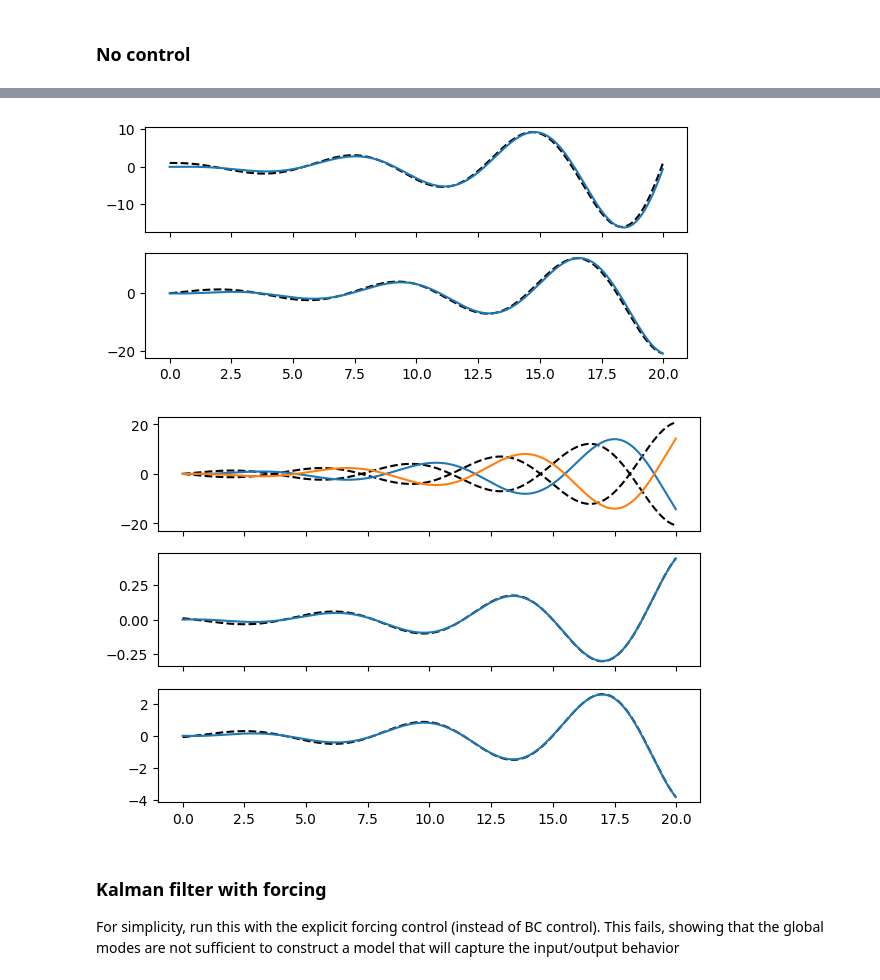
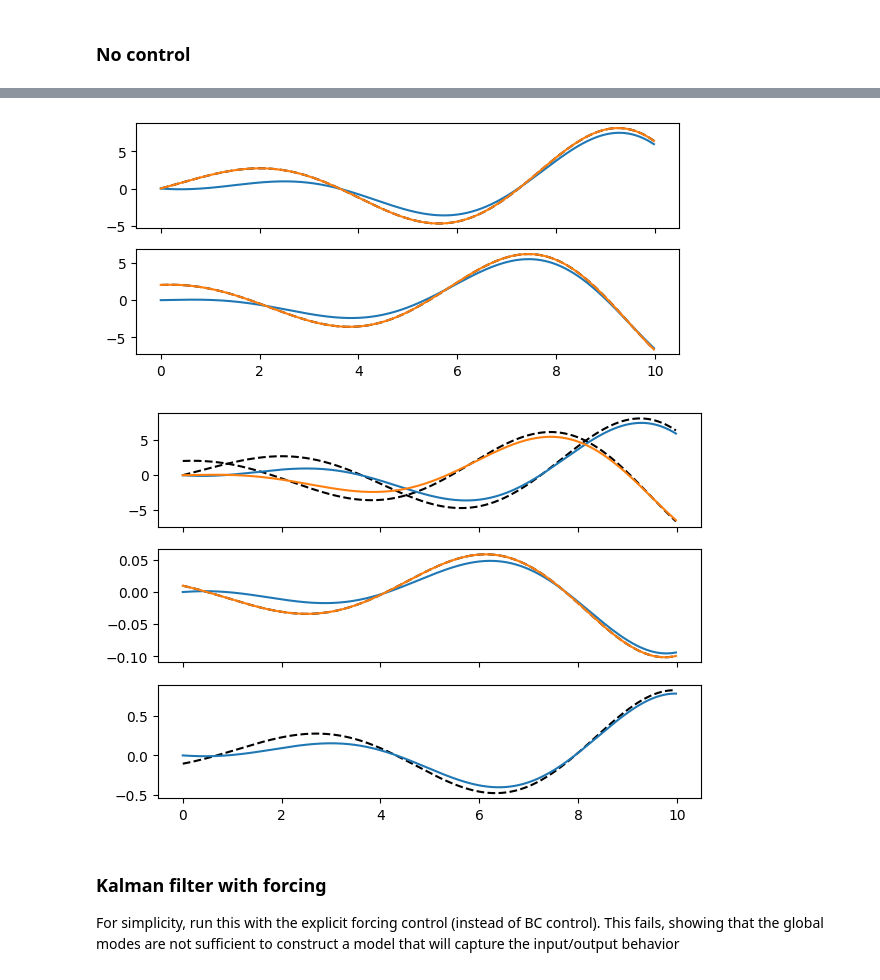
Before and after one commit to dynamicslab/hydrogym, a Jupyter notebook: examples/cylinder/model_reduction/global_proj.ipynb, the cells around one changed output, grey strips where cells are left out. Saved outputs shown, nothing was run; the diff lists cells and outputs as text; code cells hidden in the pictures.

Commit message:
Real KF working, now LQR broken

```diff
--- a/examples/cylinder/model_reduction/global_proj.ipynb
+++ b/examples/cylinder/model_reduction/global_proj.ipynb
@@ -556,7 +630,7 @@ plt.show()
 # T @ (W^T @ qC) and subtract it from the full flow field projection at each step
 
 zC = np.array([flow.inner_product(qC, W[j]) for j in range(r)])
-xC = np.real(T @ zC)
+xC = -np.real(T_inv @ zC)
 
 # Second-order BDF time-stepping
 lin_flow = flow.linearize(qB)
@@ -591,11 +665,12 @@ for i in range(n_steps):
     # LQR control
     if i > 0:
         # Project the flow field onto the reduced basis
-        z = np.array([flow.inner_product(flow.q, W[j]) for j in range(r)])
+        # z = np.array([flow.inner_product(flow.q, W[j]) for j in range(r)])
+        z = np.array([flow.inner_product(W[j], flow.q) for j in range(r)])
 
         # Transform to the real-valued reduced state space and offset by
         # the BC value to shift to the corresponding homogeneous solution
-        x[i] = np.real(T @ z)
+        x[i] = np.real(T_inv @ z)
 
         # LQR control
         if complex_rom:
@@ -738,7 +852,7 @@ J = lin_flow.J
 q0 = fd.project(ufl.real(V[0]), fn_space)
 q0.assign(q0 / flow.inner_product(q0, q0))
 
-tf = 20
+tf = 10.0
 dt = 0.01
 
 solver = LinearBDFSolver(fn_space, J, order=2, dt=dt, bcs=bcs, q0=q0, constant_jacobian=True)
@@ -749,11 +863,13 @@ CD_nat = np.zeros(n_steps)
 
 m = 1
 
-x = np.zeros((n_steps, r), dtype=A_hat.dtype)  # Reduced state
+x = np.zeros((n_steps, r), dtype=complex)  # Reduced state
 z = np.zeros((n_steps, r), dtype=A_hat.dtype)  # Kalman filter estimate
 y = np.zeros((n_steps, p))  # Measurement
 y_hat = np.zeros((n_steps, p))  # Kalman filter output
 u = np.zeros((n_steps, m))  # Control signal
+
+y_proj = np.zeros((n_steps, p))  # Projected measurement
 
 flow.q.assign(solver.q)
 for i in range(n_steps):
@@ -763,16 +879,22 @@ for i in range(n_steps):
     CL_nat[i], CD_nat[i] = CL, CD
 
     # Project the flow field onto the reduced basis
+    # Note that this will be complex
     x[i] = np.array([flow.inner_product(flow.q, W[j]) for j in range(r)])
+    # x[i] = np.array([flow.inner_product(W[j], flow.q) for j in range(r)])
+
+    if not complex_rom:
+        x[i] = (T_inv @ x[i])
 
     # Update the Kalman filter estimate
     y[i] = CL
+    y_proj[i] = C_hat @ x[i]
     if i > 0:
         y_hat[i] = np.real(C_kf @ z[i-1])
         z[i] = A_kf @ z[i-1] + L @ (y[i] - y_hat[i])
 
     if i % 1 == 0:
         print(f"t={i*dt:.2f}, CL={CL_nat[i]:.4f}, CD={CD_nat[i]:.4f}")
-        print(f"   u={u[i]}, y={y[i]}, y_hat={y_hat[i]}")
+        print(f"   u={u[i]}, y={y[i]}, y_hat={y_hat[i]}, y_proj={y_proj[i]}")
 # %% [output]
 t=0.00, CL=0.0098, CD=-0.0000
@@ -795,27 +908,46 @@ t=19.98, CL=0.4459, CD=-0.0000
+# %%
+x_rom = np.zeros_like(x)
+x_rom[0] = x[0]
+
+for i in range(1, n_steps):
+    x_rom[i] = A_kf @ x_rom[i-1]
 # %%
 t = np.arange(n_steps) * dt
 fig, ax = plt.subplots(2, 1, figsize=(7, 3), sharex=True)
-z_plt = z * np.exp(1j * 5*np.pi/4)  # Phase shifted from true state
-ax[0].plot(t, np.real(x[:, 0]), 'k--')
-ax[0].plot(t, np.real(z_plt[:, 0]))
-ax[1].plot(t, np.imag(x[:, 0]), 'k--')
-ax[1].plot(t, np.imag(z_plt[:, 0]))
+if complex_rom:
+    z_plt = z * np.exp(1j * 5*np.pi/4)  # Phase shifted from true state
+    ax[0].plot(t, np.real(x[:, 0]), 'k--')
+    ax[0].plot(t, np.real(z_plt[:, 0]))
+    ax[1].plot(t, np.imag(x[:, 0]), 'k--')
+    ax[1].plot(t, np.imag(z_plt[:, 0]))
+else:
+    ax[0].plot(t, x[:, 0], 'k--')
+    ax[0].plot(t, z[:, 0])
+    ax[0].plot(t, x_rom[:, 0].real)
+    ax[1].plot(t, x[:, 1], 'k--')
+    ax[1].plot(t, z[:, 1])
+    ax[1].plot(t, x_rom[:, 1].real)
 plt.show()
 # %% [output]
-[figure, old version]
+[figure, new version]
 # %%
+
+# Transform the measurement matrix
+
+
 t = np.arange(n_steps) * dt
 fig, ax = plt.subplots(3, 1, figsize=(7, 5), sharex=True)
 # ax.plot(t, CL_nat)
-ax[0].plot(t, np.imag(x[:, :2]), 'k--')
-ax[0].plot(t, np.imag(z[:, :2].conj()))
+ax[0].plot(t, np.real(x[:, :2]), 'k--')
+ax[0].plot(t, np.real(z[:, :2]))
 ax[1].plot(t, y, 'k--')
 ax[1].plot(t, y_hat)
+ax[1].plot(t, x @ C_hat.T)
 ax[2].plot(t, x @ K.T, 'k--')
-ax[2].plot(t, z.conj() @ K.T)
+ax[2].plot(t, z @ K.T)
 plt.show()
 # %% [output]
-[figure, old version]
+[figure, new version]
 # %% [markdown]
 ### Kalman filter with forcing
 
```
Also changed, not shown: parts of 29 cells of this notebook.
